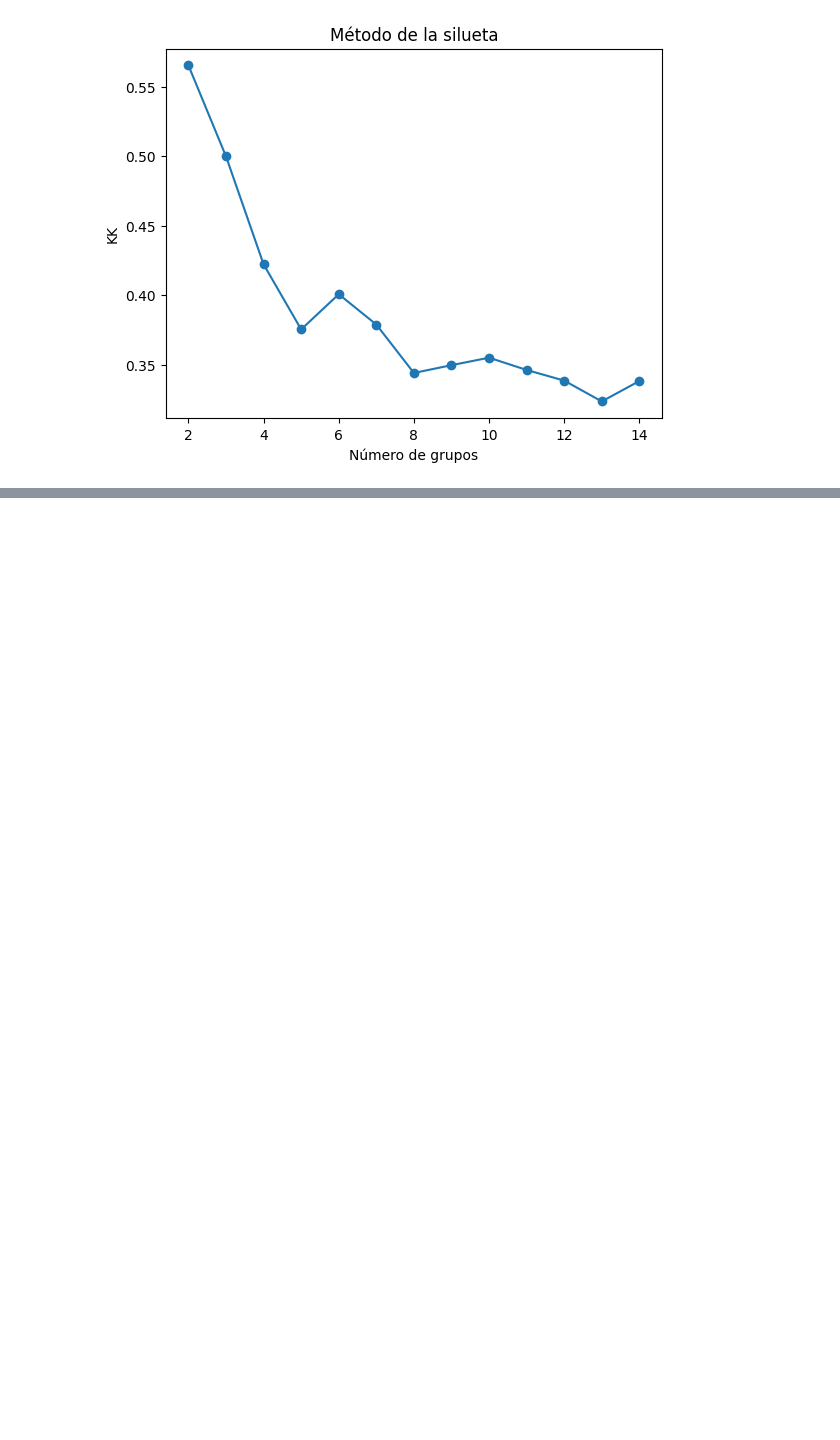
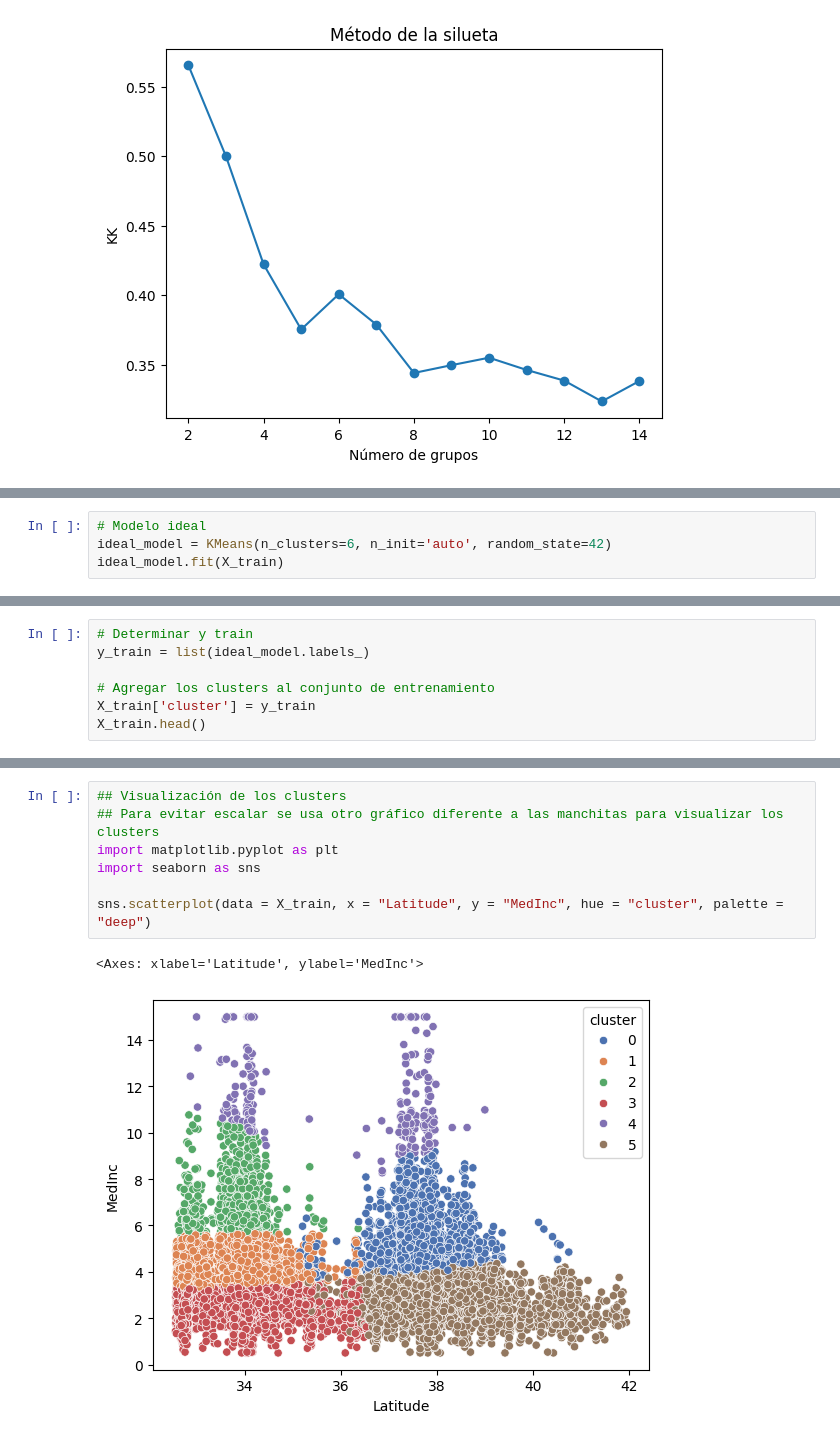
Before and after one commit to Bere333/k_medias_proyect, a Jupyter notebook: src/k_means.ipynb, the cells around one changed output, grey strips where cells are left out. Cells and saved outputs as stored; diff of their text form; blank space fills up the shorter version.

Commit message:
added cluster graphs

```diff
--- a/src/k_means.ipynb
+++ b/src/k_means.ipynb
@@ -103,0 +106,4 @@ plt.show()
+# %%
+# Modelo ideal
+ideal_model = KMeans(n_clusters=6, n_init='auto', random_state=42)
+ideal_model.fit(X_train)
@@ -103,0 +118,7 @@ plt.show()
+# %%
+# Determinar y train
+y_train = list(ideal_model.labels_)
+
+# Agregar los clusters al conjunto de entrenamiento
+X_train['cluster'] = y_train
+X_train.head()
@@ -103,0 +167,10 @@ plt.show()
+# %%
+## Visualización de los clusters
+## Para evitar escalar se usa otro gráfico diferente a las manchitas para visualizar los clusters
+import matplotlib.pyplot as plt
+import seaborn as sns
+
+sns.scatterplot(data = X_train, x = "Latitude", y = "MedInc", hue = "cluster", palette = "deep")
+# %% [output]
+<Axes: xlabel='Latitude', ylabel='MedInc'>
+[figure, added]
```
Also changed, not shown: parts of 9 cells of this notebook.
